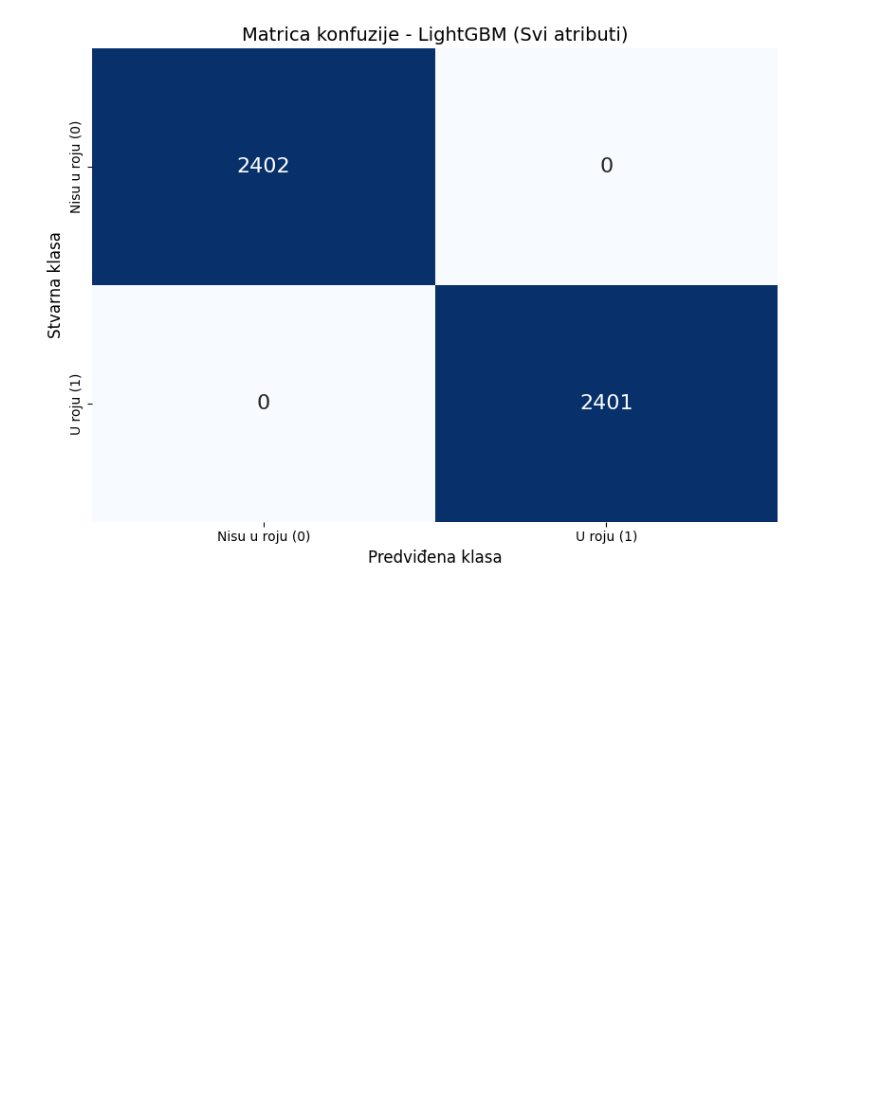
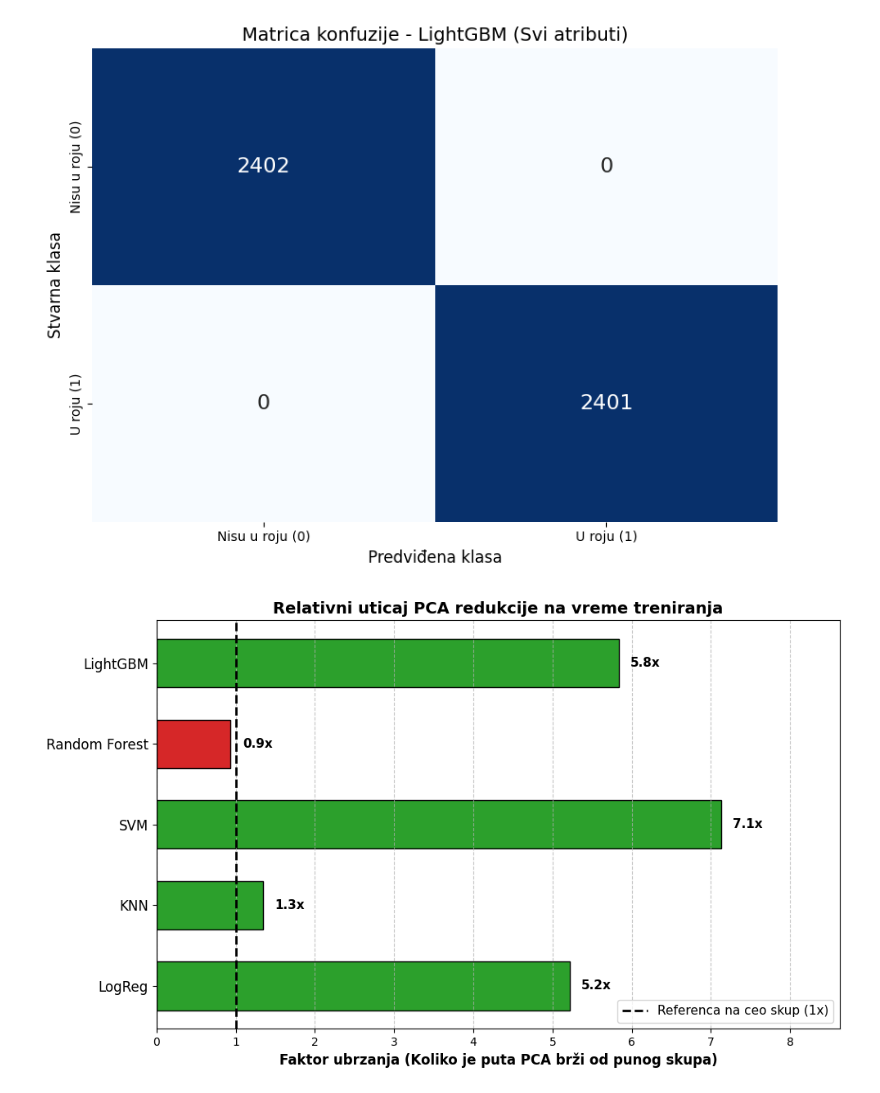
Before and after one commit to ndanilo02/Swarm_Behaviour, a Jupyter notebook: src/flocking.ipynb, the cells around one changed output. Saved outputs shown, nothing was run; the diff lists cells and outputs as text; code cells hidden in the pictures; blank space fills up the shorter version.

```diff
--- a/src/flocking.ipynb
+++ b/src/flocking.ipynb
@@ -245,3 +262,42 @@ plt.show()
 [LightGBM] Acc: 1.0000 | F1: 1.0000 | Rec: 1.0000 | Prec: 1.0000 | Vreme: 9.57s
 [figure]
 [figure]
+# %%
+# CEO OVAJ DEO SAM MOGAO DA IZVUČEM KROZ LISTE KOJE ČUVAJU VREME ALI ONDA BIH MOGAO OPET DA POKREĆEM KOD I VREMENA BI SE PROMENILA,
+# PA BIH MORAO DA MENJAM SVE SLIKE NA PROJEKTU KOJI SAM VEĆINSKI VEĆ ZAVRŠIO, PA SAM ODRADIO OVAJ DEO RUČNO
+
+import matplotlib.pyplot as plt
+import numpy as np
+
+modeli = ['LogReg', 'KNN', 'SVM', 'Random Forest', 'LightGBM']
+vreme_pun = np.array([0.73, 2.89, 219.72, 20.84, 9.57])
+vreme_pca = np.array([0.14, 2.15, 30.83, 22.24, 1.64])
+
+speedup = vreme_pun / vreme_pca
+
+fig, ax = plt.subplots(figsize=(10, 6))
+
+boje = ['#2ca02c' if s > 1 else '#d62728' for s in speedup]
+
+y_pos = np.arange(len(modeli))
+bars = ax.barh(y_pos, speedup, color=boje, edgecolor='black', height=0.6)
+
+ax.axvline(x=1, color='black', linestyle='--', linewidth=2, label='Referenca na ceo skup (1x)')
+
+for i, s in enumerate(speedup):
+    offset = 0.15
+    ax.text(s + offset, i, f'{s:.1f}x', va='center', fontweight='bold', fontsize=11, color='black')
+
+ax.set_yticks(y_pos)
+ax.set_yticklabels(modeli, fontsize=12)
+ax.set_xlabel('Faktor ubrzanja (Koliko je puta PCA brži od punog skupa)', fontsize=12, fontweight='bold')
+ax.set_title('Relativni uticaj PCA redukcije na vreme treniranja', fontsize=14, fontweight='bold')
+
+ax.set_xlim(0, max(speedup) + 1.5)
+ax.grid(axis='x', linestyle='--', alpha=0.7)
+ax.legend(loc='lower right', fontsize=11)
+
+plt.tight_layout()
+plt.show()
+# %% [output]
+[figure, added]
```
Also changed, not shown: parts of 2 cells of this notebook, 21 other files.
